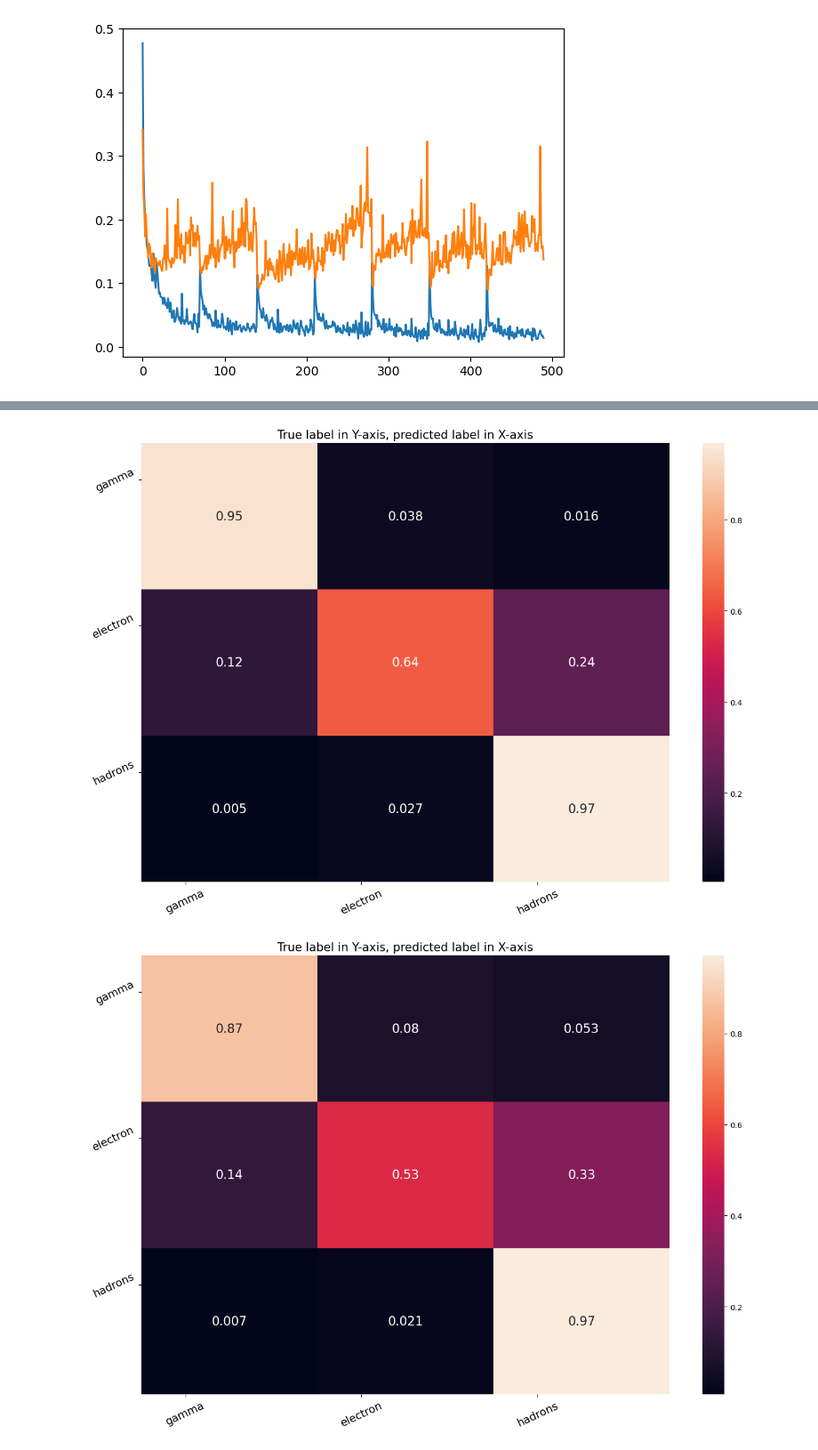
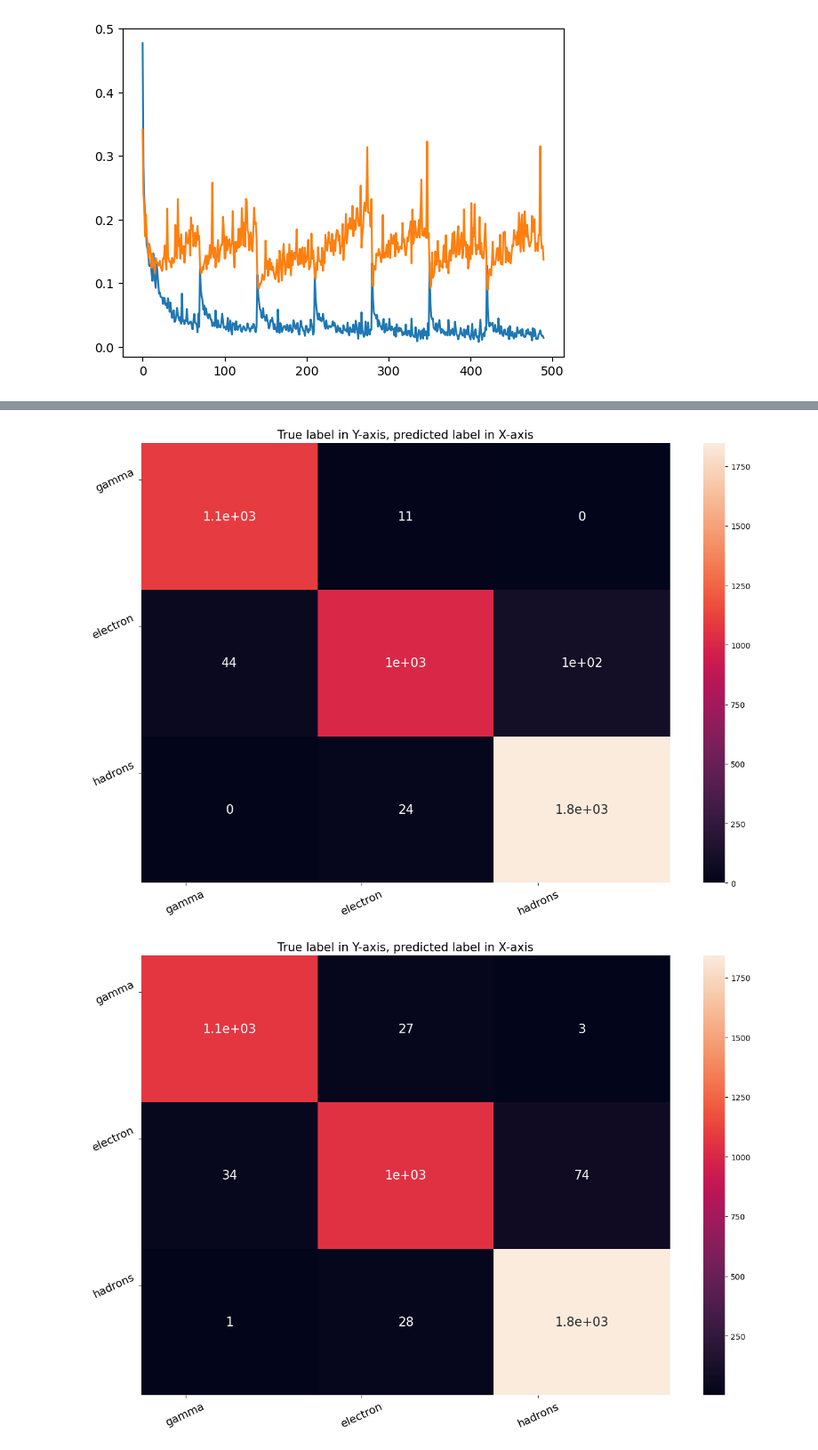
Before and after one commit to ArturoSirvent/second_CTA_analysis, a Jupyter notebook: notebooks/006_analisis_resultados_clasificacion_multiple_solucion_memoria.ipynb, the cells around one changed output, grey strips where cells are left out. Shown: that part at 89% size. Cells and saved outputs as stored; diff of their text form; code cells hidden in the pictures.

Commit message:
resultados

```diff
--- a/notebooks/006_analisis_resultados_clasificacion_multiple_solucion_memoria.ipynb
+++ b/notebooks/006_analisis_resultados_clasificacion_multiple_solucion_memoria.ipynb
@@ -184,7 +183,7 @@ for i in y_pred_all:
 for i , model in enumerate(modelos):
     print(i)
     #cargamos el modelo y lo pasamos por los datos
-    fig=comp_and_diplay_conf_matrix(y_train_list,y_pred_all[i],sin_diag=False,norm="true",save_dir=f"../results/006_confMatrix_model_{i}_Norm.png")
+    fig=comp_and_diplay_conf_matrix(y_train_list,y_pred_all[i],sin_diag=False,norm=None,save_dir=f"../results/006_confMatrix_model_{i}_notNorm.png")
 # %% [output]
 0
 1
@@ -196,2 +194,2 @@ for i , model in enumerate(modelos):
-[figure, old version]
+[figure, new version]
-[figure, old version]
+[figure, new version]
```
Also changed, not shown: parts of 5 cells of this notebook, 4 other files.
